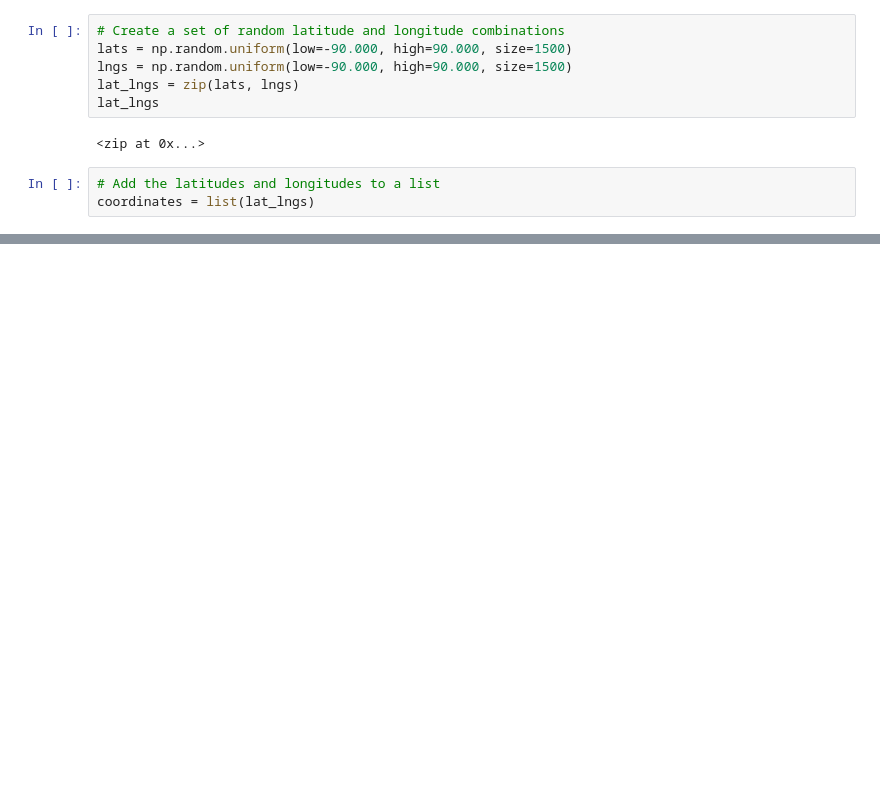
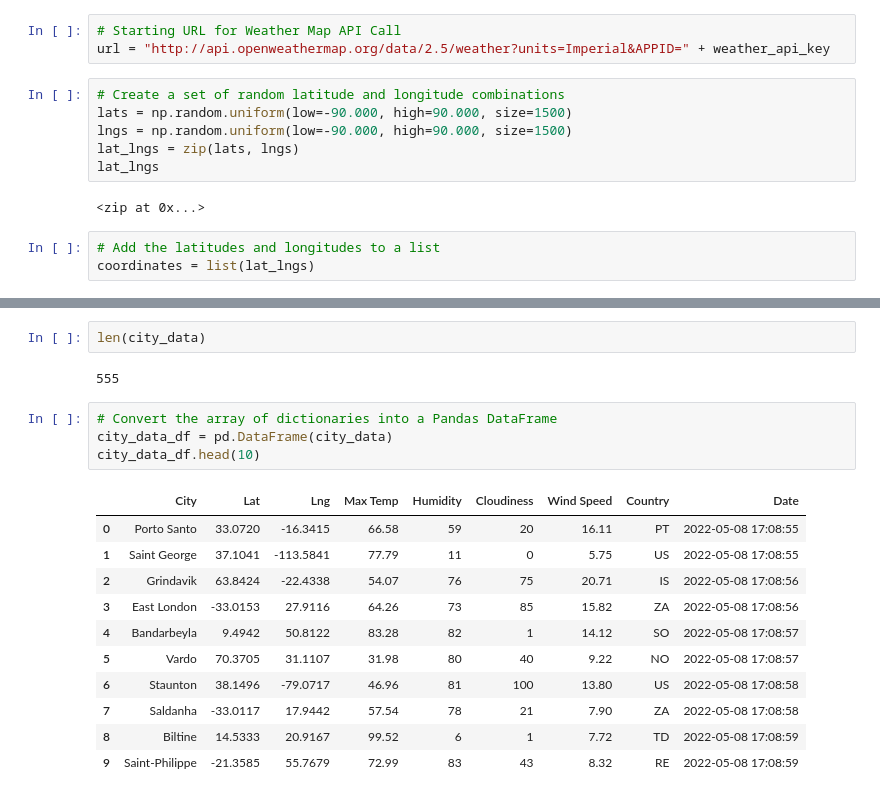
Before and after one commit to ebales/World_Weather_Analysis, a Jupyter notebook: WeatherPy.ipynb, the cells around one changed output, grey strips where cells are left out. Saved outputs shown, nothing was run; the diff lists cells and outputs as text; blank space fills up the shorter version.

Commit message:
city dataframe created

```diff
--- a/WeatherPy.ipynb
+++ b/WeatherPy.ipynb
@@ -7,3 +17,6 @@ from citipy import citipy
+# %%
+# Starting URL for Weather Map API Call
+url = "http://api.openweathermap.org/data/2.5/weather?units=Imperial&APPID=" + weather_api_key
 # %%
 # Create a set of random latitude and longitude combinations
 lats = np.random.uniform(low=-90.000, high=90.000, size=1500)
@@ -33,0 +127,20 @@ len(cities)
+# %%
+len(city_data)
+# %% [output]
+555
+# %%
+# Convert the array of dictionaries into a Pandas DataFrame
+city_data_df = pd.DataFrame(city_data)
+city_data_df.head(10)
+# %% [output]
+|  | City | Lat | Lng | Max Temp | Humidity | Cloudiness | Wind Speed | Country | Date |
+| 0 | Porto Santo | 33.0720 | -16.3415 | 66.58 | 59 | 20 | 16.11 | PT | 2022-05-08 17:08:55 |
+| 1 | Saint George | 37.1041 | -113.5841 | 77.79 | 11 | 0 | 5.75 | US | 2022-05-08 17:08:55 |
+| 2 | Grindavik | 63.8424 | -22.4338 | 54.07 | 76 | 75 | 20.71 | IS | 2022-05-08 17:08:56 |
+| 3 | East London | -33.0153 | 27.9116 | 64.26 | 73 | 85 | 15.82 | ZA | 2022-05-08 17:08:56 |
+| 4 | Bandarbeyla | 9.4942 | 50.8122 | 83.28 | 82 | 1 | 14.12 | SO | 2022-05-08 17:08:57 |
+| 5 | Vardo | 70.3705 | 31.1107 | 31.98 | 80 | 40 | 9.22 | NO | 2022-05-08 17:08:57 |
+| 6 | Staunton | 38.1496 | -79.0717 | 46.96 | 81 | 100 | 13.80 | US | 2022-05-08 17:08:58 |
+| 7 | Saldanha | -33.0117 | 17.9442 | 57.54 | 78 | 21 | 7.90 | ZA | 2022-05-08 17:08:58 |
+| 8 | Biltine | 14.5333 | 20.9167 | 99.52 | 6 | 1 | 7.72 | TD | 2022-05-08 17:08:59 |
+| 9 | Saint-Philippe | -21.3585 | 55.7679 | 72.99 | 83 | 43 | 8.32 | RE | 2022-05-08 17:08:59 |
```
Also changed, not shown: parts of 5 cells of this notebook, 3 other files.
